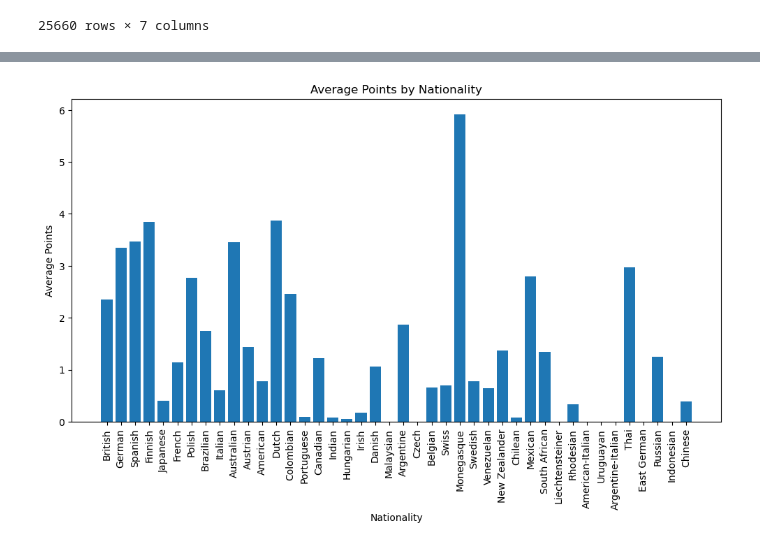
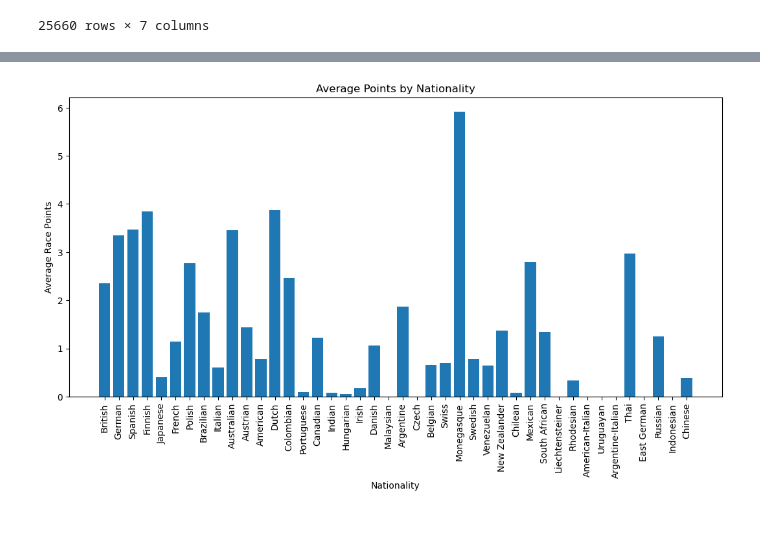
Before and after one commit to Ashley822/datasci151_final_project, a Jupyter notebook: cleaning_and_merging_ash.ipynb, the cells around one changed output, grey strips where cells are left out. Cells and saved outputs as stored; diff of their text form; code cells hidden in the pictures.

```diff
--- a/cleaning_and_merging_ash.ipynb
+++ b/cleaning_and_merging_ash.ipynb
@@ -166,31 +182,31 @@ df_merged = pd.merge(left = df_merged_constructor_results, right = df_races, how
 # %%
 nationalities = pd.unique(df_merged["nationality"])
 
 
 nationality_list = []
 avg_points_list = []
 
 for nationality in nationalities:
     df_nationality = df_merged.query("nationality == @nationality")
 
     total_points = df_nationality["points"].sum()
     num_drivers = len(df_nationality)
     avg_points = total_points / num_drivers
 
     nationality_list.append(nationality)
     avg_points_list.append(avg_points)
 
-plt.figure(figsize=(12, 6))
+plt.figure(figsize=(13, 6))
 
 plt.bar(nationality_list, avg_points_list)
 
 plt.xlabel("Nationality")
-plt.ylabel("Average Points")
+plt.ylabel("Average Race Points")
 plt.title("Average Points by Nationality")
 
 plt.xticks(rotation=90)
 
 
 plt.show()
 # %% [output]
-[figure, old version]
+[figure, new version]
```
Also changed, not shown: parts of 4 cells of this notebook.
